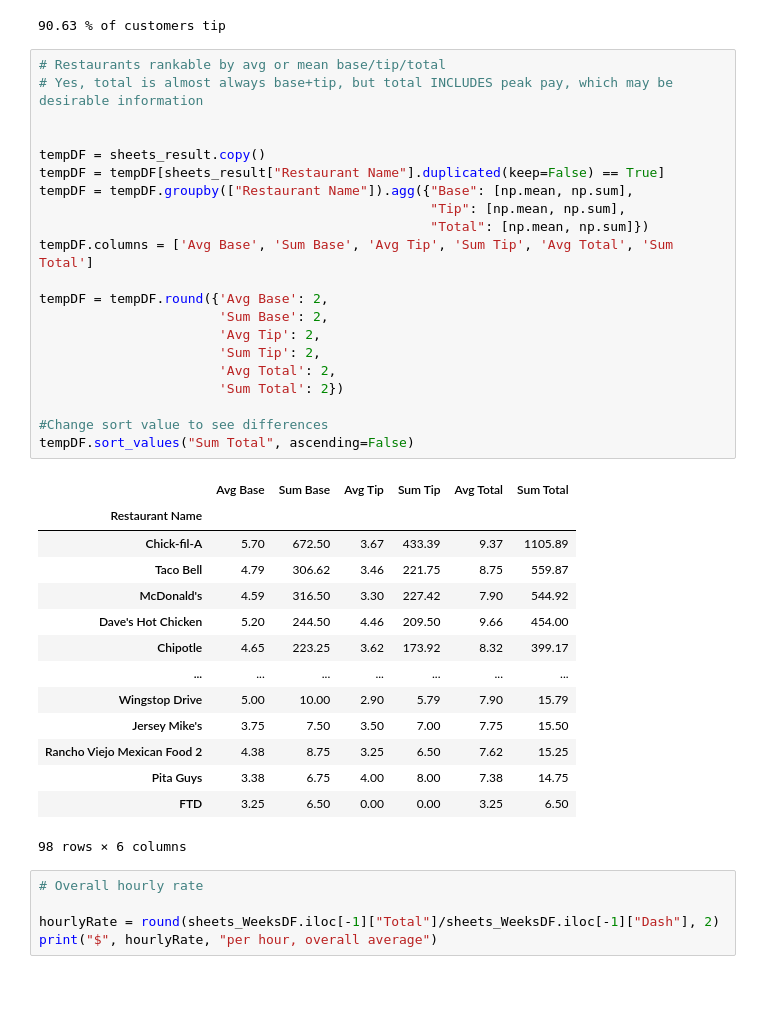
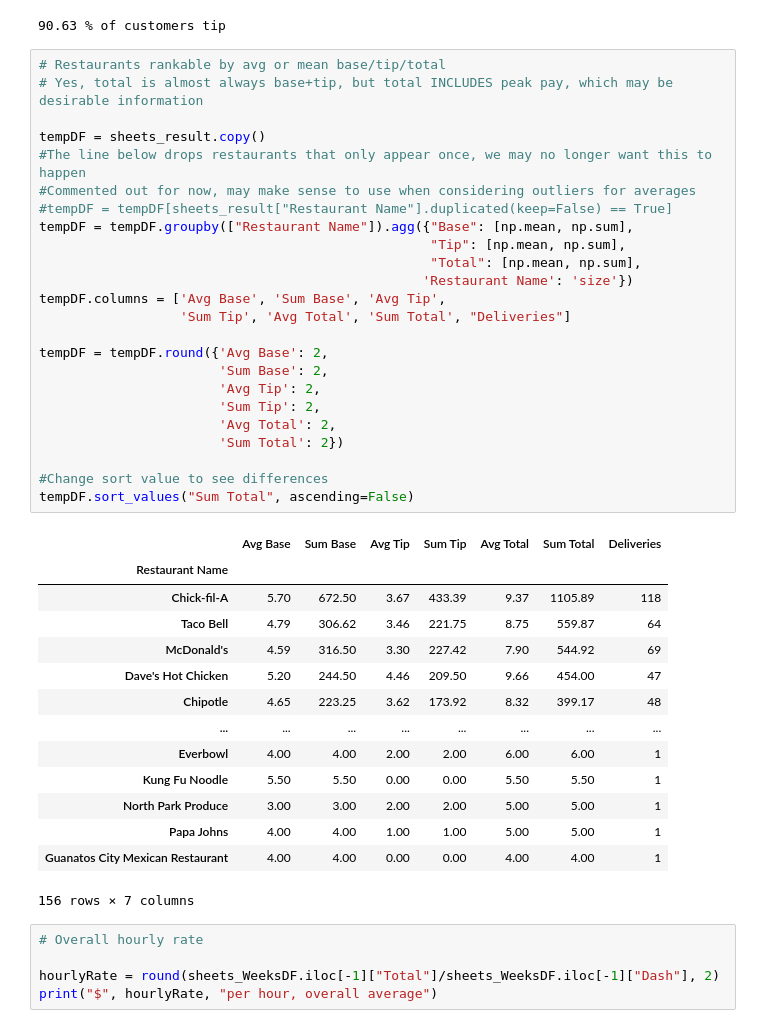
Before and after one commit to Crawford92/DeliveryData, a Jupyter notebook: stats.ipynb, the cells around one changed output. Drawn from its saved outputs; the diff is of its cells as text; blank space fills up the shorter version.

```diff
--- a/stats.ipynb
+++ b/stats.ipynb
@@ -226,39 +226,42 @@ print(percTipped*100, "% of customers tip")
 # %%
 # Restaurants rankable by avg or mean base/tip/total
 # Yes, total is almost always base+tip, but total INCLUDES peak pay, which may be desirable information
 
-
 tempDF = sheets_result.copy()
-tempDF = tempDF[sheets_result["Restaurant Name"].duplicated(keep=False) == True]
+#The line below drops restaurants that only appear once, we may no longer want this to happen
+#Commented out for now, may make sense to use when considering outliers for averages
+#tempDF = tempDF[sheets_result["Restaurant Name"].duplicated(keep=False) == True]
 tempDF = tempDF.groupby(["Restaurant Name"]).agg({"Base": [np.mean, np.sum],
                                                   "Tip": [np.mean, np.sum],
-                                                  "Total": [np.mean, np.sum]})
-tempDF.columns = ['Avg Base', 'Sum Base', 'Avg Tip', 'Sum Tip', 'Avg Total', 'Sum Total']
+                                                  "Total": [np.mean, np.sum],
+                                                 'Restaurant Name': 'size'})
+tempDF.columns = ['Avg Base', 'Sum Base', 'Avg Tip',
+                  'Sum Tip', 'Avg Total', 'Sum Total', "Deliveries"]
 
 tempDF = tempDF.round({'Avg Base': 2,
                        'Sum Base': 2,
                        'Avg Tip': 2,
                        'Sum Tip': 2,
                        'Avg Total': 2,
                        'Sum Total': 2})
 
 #Change sort value to see differences
 tempDF.sort_values("Sum Total", ascending=False)
 # %% [output]
-|  | Avg Base | Sum Base | Avg Tip | Sum Tip | Avg Total | Sum Total |
-| Restaurant Name |  |  |  |  |  |  |
-| Chick-fil-A | 5.70 | 672.50 | 3.67 | 433.39 | 9.37 | 1105.89 |
-| Taco Bell | 4.79 | 306.62 | 3.46 | 221.75 | 8.75 | 559.87 |
-| McDonald's | 4.59 | 316.50 | 3.30 | 227.42 | 7.90 | 544.92 |
-| Dave's Hot Chicken | 5.20 | 244.50 | 4.46 | 209.50 | 9.66 | 454.00 |
-| Chipotle | 4.65 | 223.25 | 3.62 | 173.92 | 8.32 | 399.17 |
-| ... | ... | ... | ... | ... | ... | ... |
-| Wingstop Drive | 5.00 | 10.00 | 2.90 | 5.79 | 7.90 | 15.79 |
-| Jersey Mike's | 3.75 | 7.50 | 3.50 | 7.00 | 7.75 | 15.50 |
-| Rancho Viejo Mexican Food 2 | 4.38 | 8.75 | 3.25 | 6.50 | 7.62 | 15.25 |
-| Pita Guys | 3.38 | 6.75 | 4.00 | 8.00 | 7.38 | 14.75 |
-| FTD | 3.25 | 6.50 | 0.00 | 0.00 | 3.25 | 6.50 |
+|  | Avg Base | Sum Base | Avg Tip | Sum Tip | Avg Total | Sum Total | Deliveries |
+| Restaurant Name |  |  |  |  |  |  |  |
+| Chick-fil-A | 5.70 | 672.50 | 3.67 | 433.39 | 9.37 | 1105.89 | 118 |
+| Taco Bell | 4.79 | 306.62 | 3.46 | 221.75 | 8.75 | 559.87 | 64 |
+| McDonald's | 4.59 | 316.50 | 3.30 | 227.42 | 7.90 | 544.92 | 69 |
+| Dave's Hot Chicken | 5.20 | 244.50 | 4.46 | 209.50 | 9.66 | 454.00 | 47 |
+| Chipotle | 4.65 | 223.25 | 3.62 | 173.92 | 8.32 | 399.17 | 48 |
+| ... | ... | ... | ... | ... | ... | ... | ... |
+| Everbowl | 4.00 | 4.00 | 2.00 | 2.00 | 6.00 | 6.00 | 1 |
+| Kung Fu Noodle | 5.50 | 5.50 | 0.00 | 0.00 | 5.50 | 5.50 | 1 |
+| North Park Produce | 3.00 | 3.00 | 2.00 | 2.00 | 5.00 | 5.00 | 1 |
+| Papa Johns | 4.00 | 4.00 | 1.00 | 1.00 | 5.00 | 5.00 | 1 |
+| Guanatos City Mexican Restaurant | 4.00 | 4.00 | 0.00 | 0.00 | 4.00 | 4.00 | 1 |
-98 rows × 6 columns
+156 rows × 7 columns
 # %%
 # Overall hourly rate
 
```
Also changed, not shown: parts of 5 cells of this notebook, 1 other file.
